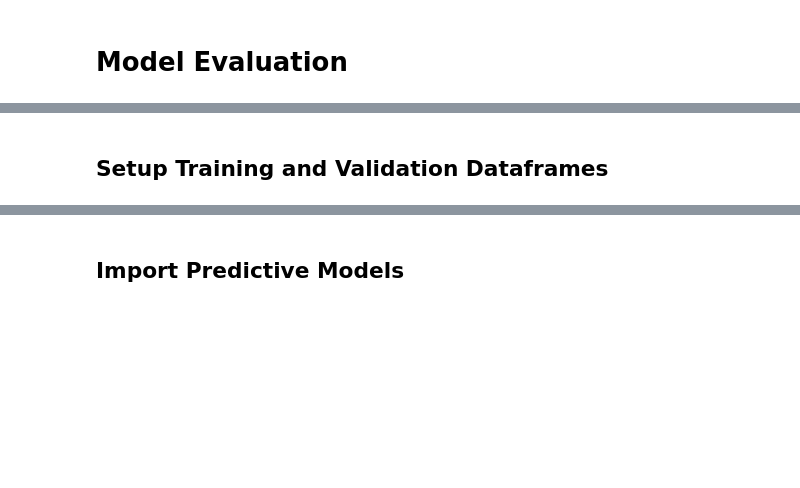
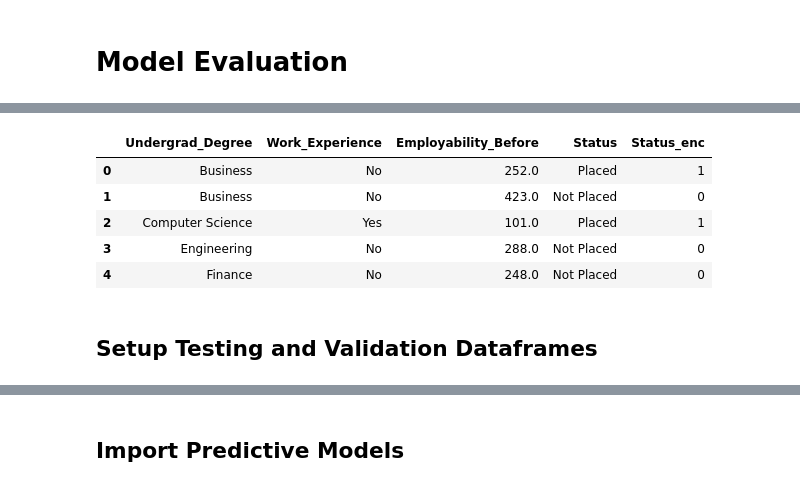
Before and after one commit to junclemente/ads505-FinalProject, a Jupyter notebook: 03. model_evaluation/evaluation.ipynb, the cells around one changed output, grey strips where cells are left out. Cells and saved outputs as stored; diff of their text form; code cells hidden in the pictures; blank space fills up the shorter version.

```diff
--- a/03. model_evaluation/evaluation.ipynb
+++ b/03. model_evaluation/evaluation.ipynb
@@ -50,5 +20,17 @@ display(test_df.head())
+# %%
+# Import datasets
+datasets = Path("../datasets")
+df = pd.read_csv(datasets / "school_final_dataset.csv")
+display(df.head())
+# %% [output]
+|  | Undergrad_Degree | Work_Experience | Employability_Before | Status | Status_enc |
+| 0 | Business | No | 252.0 | Placed | 1 |
+| 1 | Business | No | 423.0 | Not Placed | 0 |
+| 2 | Computer Science | Yes | 101.0 | Placed | 1 |
+| 3 | Engineering | No | 288.0 | Not Placed | 0 |
+| 4 | Finance | No | 248.0 | Not Placed | 0 |
 # %% [markdown]
-## Setup Training and Validation Dataframes
+## Setup Testing and Validation Dataframes
 # %%
 # Variables to use for predictive modeling
 variables = ["Undergrad_Degree", "Work_Experience", "Employability_Before"]
```
Also changed, not shown: parts of 13 cells of this notebook.
